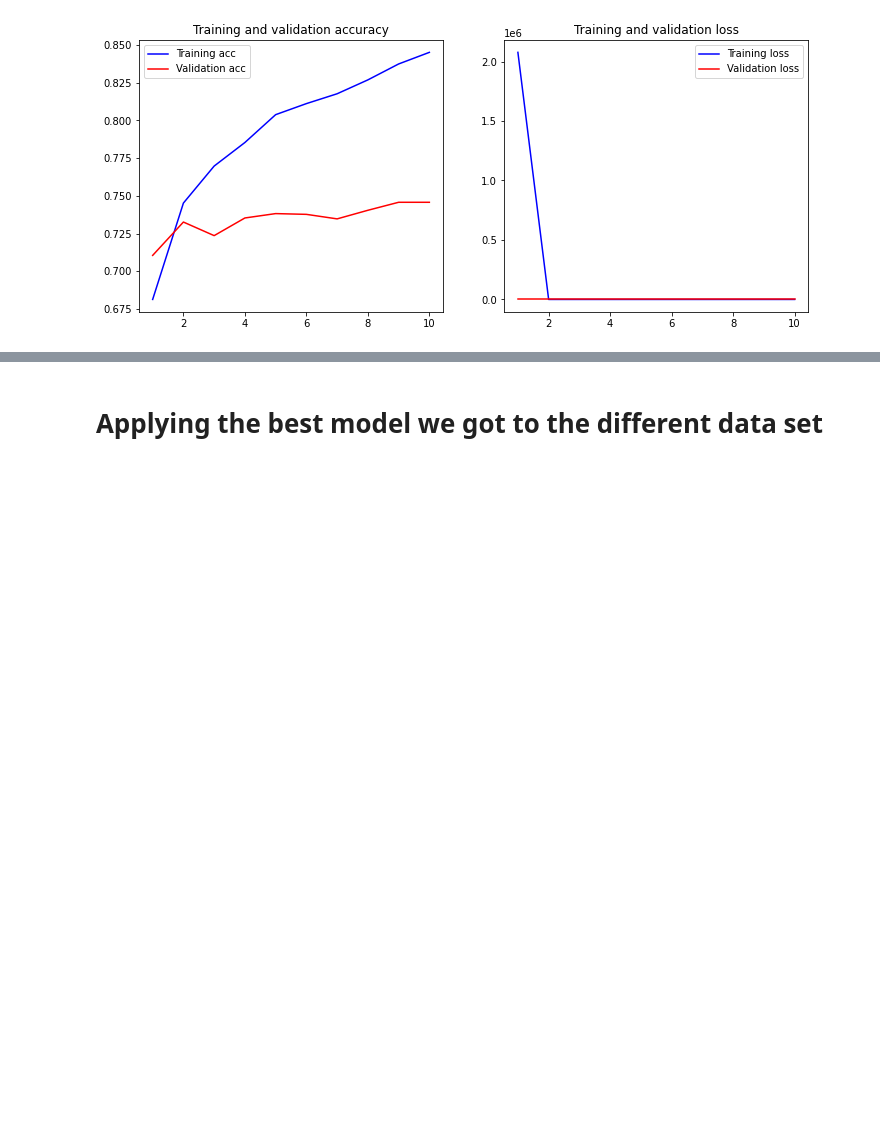
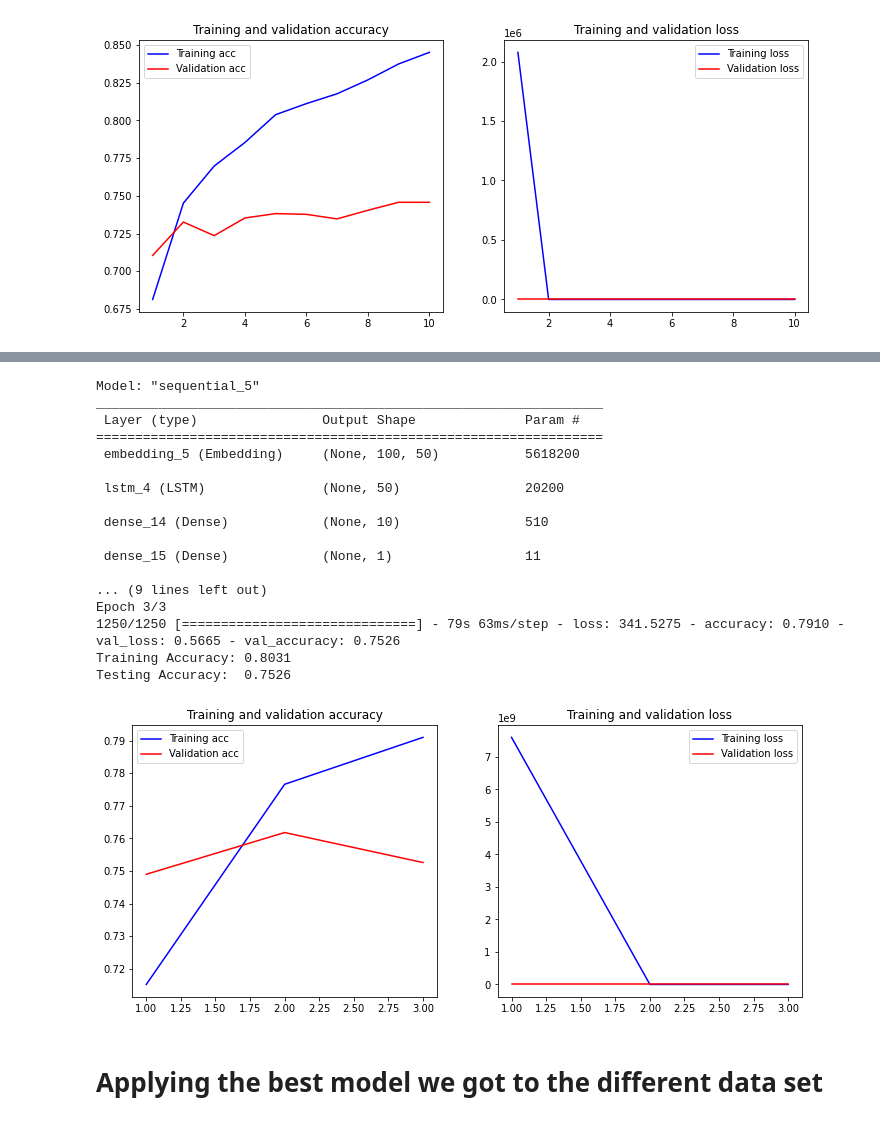
Before and after one commit to DanielHauersperger/Deep-Learning-Movie-Reviews, a Jupyter notebook: Movie_Review_Final2.ipynb, the cells around one changed output, grey strips where cells are left out. Cells and saved outputs as stored; diff of their text form; code cells hidden in the pictures; blank space fills up the shorter version.

```diff
--- a/Movie_Review_Final2.ipynb
+++ b/Movie_Review_Final2.ipynb
@@ -616,3 +715,51 @@ Testing Accuracy:  0.7457
+# %%
+maxlen = 100
+X_train = pad_sequences(X_train_token, padding='pre', maxlen=maxlen)
+X_test = pad_sequences(X_test_token, padding='pre', maxlen=maxlen)
+
+embedding_dim = 50
+
+model = Sequential()
+model.add(layers.Embedding(input_dim=vocab_size,
+                           output_dim=embedding_dim,
+                           input_length=maxlen))
+model.add(layers.LSTM(50,activation='relu', dropout=0.2))
+model.add(layers.Dense(10, activation='relu'))
+model.add(layers.Dense(1, activation='sigmoid'))
+model.compile(optimizer='adam',
+              loss='binary_crossentropy',
+              metrics=['accuracy'])
+model.summary()
+
+history = model.fit(X_train, y_train,
+                    epochs=3,
+                    # verbose=True,
+                    validation_data=(X_test, y_test))#,
+                    # batch_size=50)
+loss, accuracy = model.evaluate(X_train, y_train, verbose=False)
+print("Training Accuracy: {:.4f}".format(accuracy))
+loss, accuracy = model.evaluate(X_test, y_test, verbose=False)
+print("Testing Accuracy:  {:.4f}".format(accuracy))
+plot_history(history)
+# %% [output]
+Model: "sequential_5"
+_________________________________________________________________
+ Layer (type)                Output Shape              Param #
+=================================================================
+ embedding_5 (Embedding)     (None, 100, 50)           5618200
+
+ lstm_4 (LSTM)               (None, 50)                20200
+
+ dense_14 (Dense)            (None, 10)                510
+
+ dense_15 (Dense)            (None, 1)                 11
+
+... (9 lines left out)
+Epoch 3/3
+1250/1250 [==============================] - 79s 63ms/step - loss: 341.5275 - accuracy: 0.7910 - val_loss: 0.5665 - val_accuracy: 0.7526
+Training Accuracy: 0.8031
+Testing Accuracy:  0.7526
+[figure, added]
 # %% [markdown]
 # Applying the best model we got to the different data set
 # %%
```
Also changed, not shown: parts of 3 cells of this notebook.
